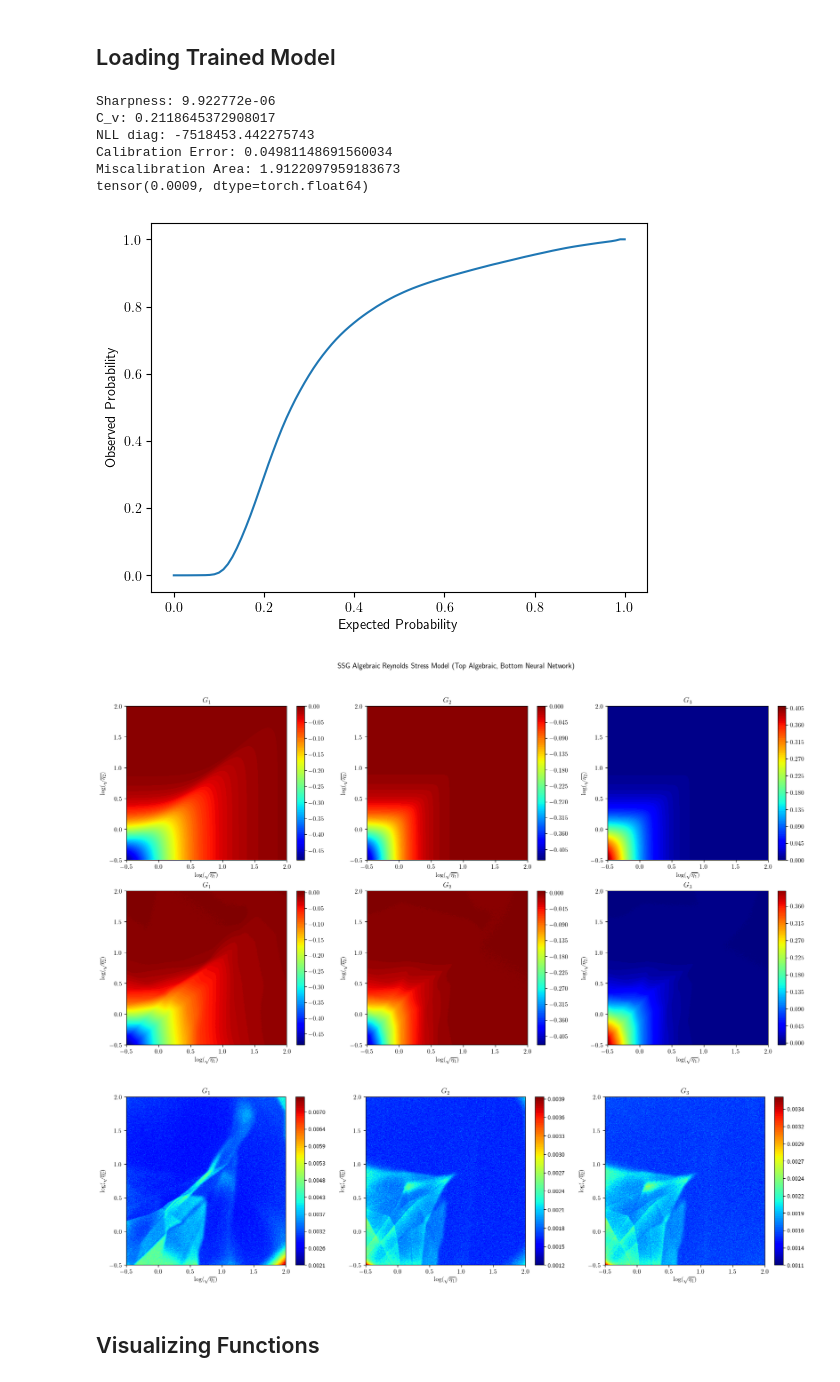
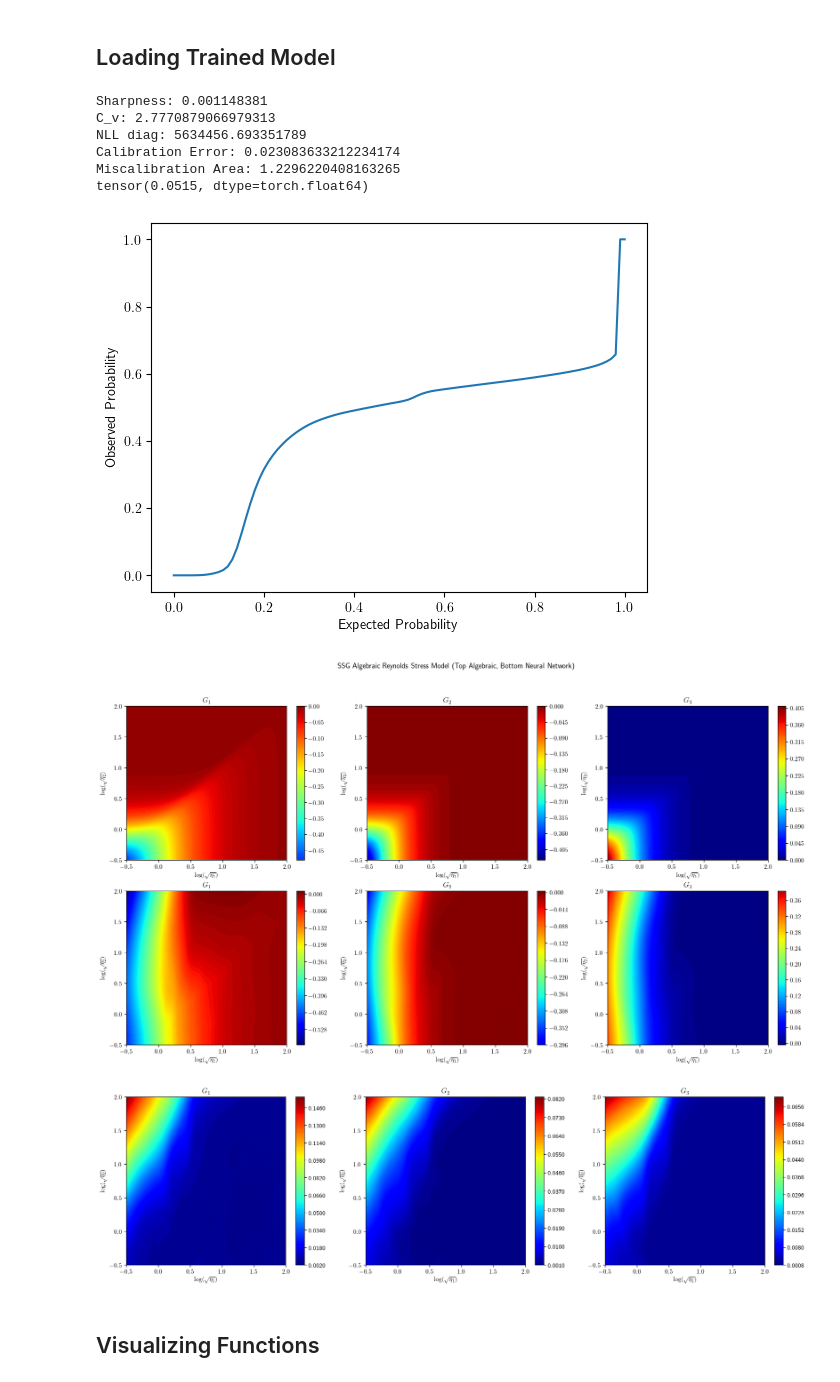
Before and after one commit to Crashprn/UncertaintyQuantification, a Jupyter notebook: Notebooks/Bayes_Train_SVI.ipynb, the cells around one changed output. Saved outputs shown, nothing was run; the diff lists cells and outputs as text; code cells hidden in the pictures.

Commit message:
changed conditions and noise for independence

```diff
--- a/Notebooks/Bayes_Train_SVI.ipynb
+++ b/Notebooks/Bayes_Train_SVI.ipynb
@@ -55,7 +58,7 @@ add_noise = False
 eta_1_range = np.array([-0.5, 0.0])
 eta_2_range = np.array([-.5, 0.0])
 
-etas_train, gs_train = generate_log_data(SSG_gen, log, 80_000, shuffle=True, gen_type="add_out_noise", noise = 0.001**2)
+etas_train, gs_train = generate_log_data(SSG_gen, log, 80_000, shuffle=True, gen_type="d_condition", noise_type="out_noise", d_condition="<=", noise = 0.001**2)
 
 print(etas_train.shape)
 
@@ -99,7 +102,7 @@ model_params = {
 }
 
 chkpt_dir = "../Model_Checkpoints/SVI/Aleatoric/"
-chkpt_prefix = "Regular"
+chkpt_prefix = "D_LT_0"
 # %%
 model = TurbulenceNetworkBayesian(**model_params).to(device)
 
@@ -192,49 +195,51 @@ for i in range(pred.shape[0]):
 
 pred_mean = torch.mean(pred, axis=0).detach().cpu()
 pred_std = torch.std(pred, axis=0).detach().cpu()
+
 pred_diag_cov = np.einsum('ji, ik->jik', pred_std.numpy()**2, np.eye(3))
 
 sharpness = sharpness_score(pred_std.numpy(), axis_mean=0)
 C_v = coefficient_of_variation(pred_std.numpy(), axis_mean=0)
 nll_diag = negative_log_likelihood(target, pred_mean.numpy(), pred_diag_cov)
 p_i, p_i_hat = calibration_curve(target, pred_mean.numpy(), pred_std.numpy(), num_bins=100)
 calib_error = calibration_error(p_i, p_i_hat)
 miscalib_area = miscalibration_area(p_i, p_i_hat, num_bins=10)
 
 plt.plot(p_i, p_i_hat)
 plt.xlabel('Expected Probability')
 plt.ylabel('Observed Probability')
 
 
 print("Sharpness:", sharpness)
 print("C_v:", C_v)
 print("NLL diag:", nll_diag)
 print("Calibration Error:", calib_error)
 print("Miscalibration Area:", miscalib_area)
 
-np.save('../data/SVI/' + chkpt_prefix + '_Pred_Mean_Alea.npy', pred_mean.numpy())
-np.save('../data/SVI/' + chkpt_prefix + '_Pred_Std_Alea.npy', pred_std.numpy())
+chkpt_prefix += "_Alea"
+np.savetxt('../data/SVI/' + chkpt_prefix + '_Pred_Mean.csv', pred_mean.numpy(), delimiter=',')
+np.savetxt('../data/SVI/' + chkpt_prefix + '_Pred_Std.csv', pred_std.numpy(), delimiter=',')
 #np.save('../data/SVI/' + chkpt_prefix + '_Pred_Samples.npy', pred_std.numpy())
 
 del pred
 del predictive
 torch.cuda.empty_cache()
 
 print(torch.mean(torch.abs(torch.tensor(target) - pred_mean)))
 
 plot_heat_map_compare(x_grid, y_grid, target.T.reshape(3, dim, dim), pred_mean.T.reshape(3, dim, dim).numpy())
 
 plot_heat_map_3D(x_grid, y_grid, pred_std.T.reshape(3, dim, dim).numpy())
 # %% [output]
-Sharpness: 9.922772e-06
-C_v: 0.2118645372908017
-NLL diag: -7518453.442275743
-Calibration Error: 0.04981148691560034
-Miscalibration Area: 1.9122097959183673
-tensor(0.0009, dtype=torch.float64)
+Sharpness: 0.001148381
+C_v: 2.7770879066979313
+NLL diag: 5634456.693351789
+Calibration Error: 0.023083633212234174
+Miscalibration Area: 1.2296220408163265
+tensor(0.0515, dtype=torch.float64)
-[figure, old version]
+[figure, new version]
-[figure, old version]
+[figure, new version]
-[figure, old version]
+[figure, new version]
 # %% [markdown]
 ## Visualizing Functions
 # %% [markdown]
```
Also changed, not shown: parts of 3 cells of this notebook, 6 other files.
